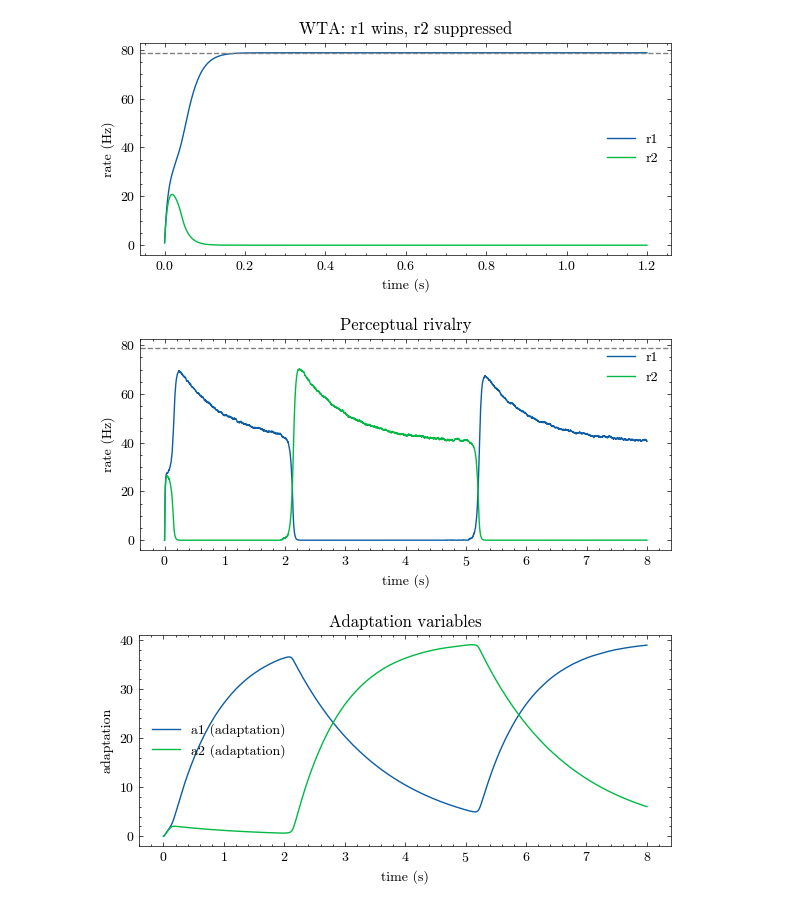
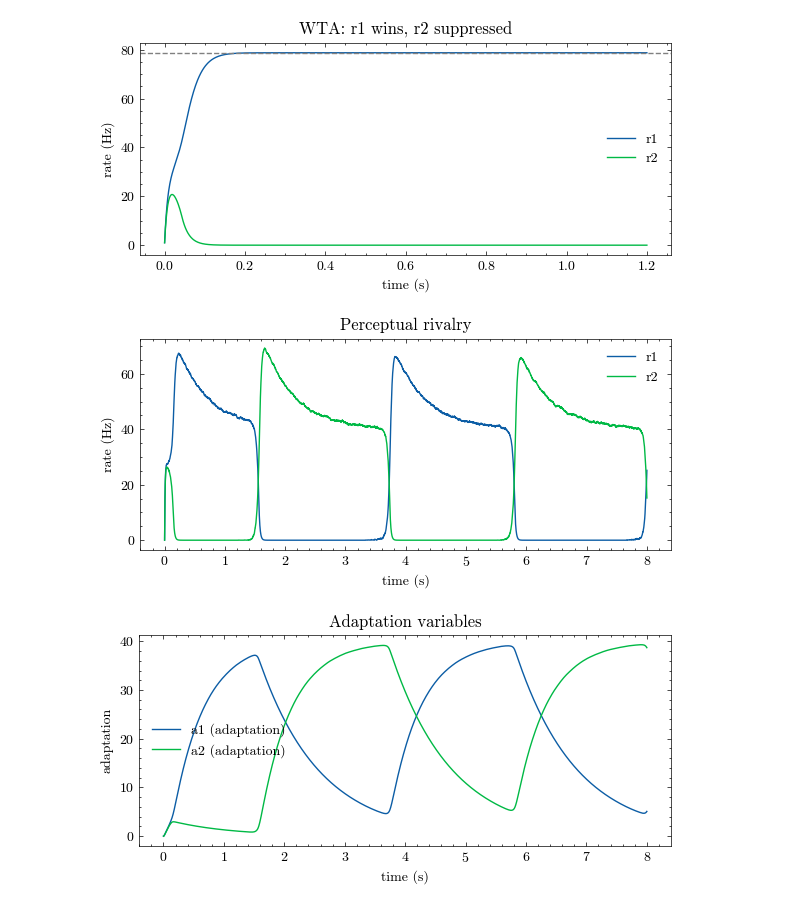
Before and after one commit to StevenZhang0116/MCN2025, a Jupyter notebook: ProblemSets/P2Q2.ipynb, the cells around one changed output. Drawn from its saved outputs; the diff is of its cells as text; code cells hidden in the pictures.

```diff
--- a/ProblemSets/P2Q2.ipynb
+++ b/ProblemSets/P2Q2.ipynb
@@ -224,14 +224,18 @@ Hence the winner is stable only if $1 - w_{\text{self}} > 0$.
 def simulate(T=1.0, dt=1e-3, w_self=0.2, w_other=-1.4, I1=60.0, I2=60.0,
              tau=20e-3, r_max=120.0, g=0.0, tau_a=1.0, sigma=0.0,
              r0=(0.0, 0.0), a0=(0.0, 0.0), seed=None):
+
     if seed is None:
         rng = np.random.default_rng()
     else:
         rng = np.random.default_rng(seed)
+
     nt = int(np.round(T/dt)) + 1
     t = np.arange(nt)*dt
-    r1 = np.zeros(nt); r2 = np.zeros(nt)
-    a1 = np.zeros(nt); a2 = np.zeros(nt)
+    r1 = np.zeros(nt)
+    r2 = np.zeros(nt)
+    a1 = np.zeros(nt)
+    a2 = np.zeros(nt)
     r1[0], r2[0] = r0
     a1[0], a2[0] = a0
     for k in range(nt-1):
@@ -274,31 +278,30 @@ fig.savefig(f"{savepath}wta_no_adaptation.png", dpi=1000)
 # %%
 # Perceptual rivalry
 params_riv = dict(T=8.0, dt=1e-3, w_self=0.2, w_other=-1.4,
                   I1=60.0, I2=60.0, tau=18e-3, r_max=150.0,
-                  g=0.7, tau_a=1.5, sigma=1.2,
+                  g=0.7, tau_a=1.0, sigma=1.2,
                   r0=(0.1, 0.0), a0=(0.0, 0.0), seed=42)
 t2, r1b, r2b, a1b, a2b = simulate(**params_riv)
 
 fig, ax = plt.subplots(1,1, figsize=(6,3))
 ax.plot(t2, r1b, label='r1')
 ax.plot(t2, r2b, label='r2')
-ax.axhline(upp, ls='--', color='gray')
 ax.set_xlabel('time (s)')
 ax.set_ylabel('rate (Hz)')
 ax.set_title('Perceptual rivalry')
 ax.legend()
 fig.tight_layout()
 fig.savefig(f"{savepath}perceptual_rivalry.png", dpi=1000)
 
 fig, ax = plt.subplots(1,1, figsize=(6,3))
 ax.plot(t2, a1b, label='a1 (adaptation)')
 ax.plot(t2, a2b, label='a2 (adaptation)')
 ax.set_xlabel('time (s)')
 ax.set_ylabel('adaptation')
 ax.set_title('Adaptation variables')
 ax.legend()
 fig.tight_layout()
 fig.savefig(f"{savepath}perceptual_rivalry_adaptation.png", dpi=1000)
 # %% [output]
-[figure, old version]
+[figure, new version]
-[figure, old version]
+[figure, new version]
```
Also changed, not shown: parts of 1 cell of this notebook, 24 other files.
